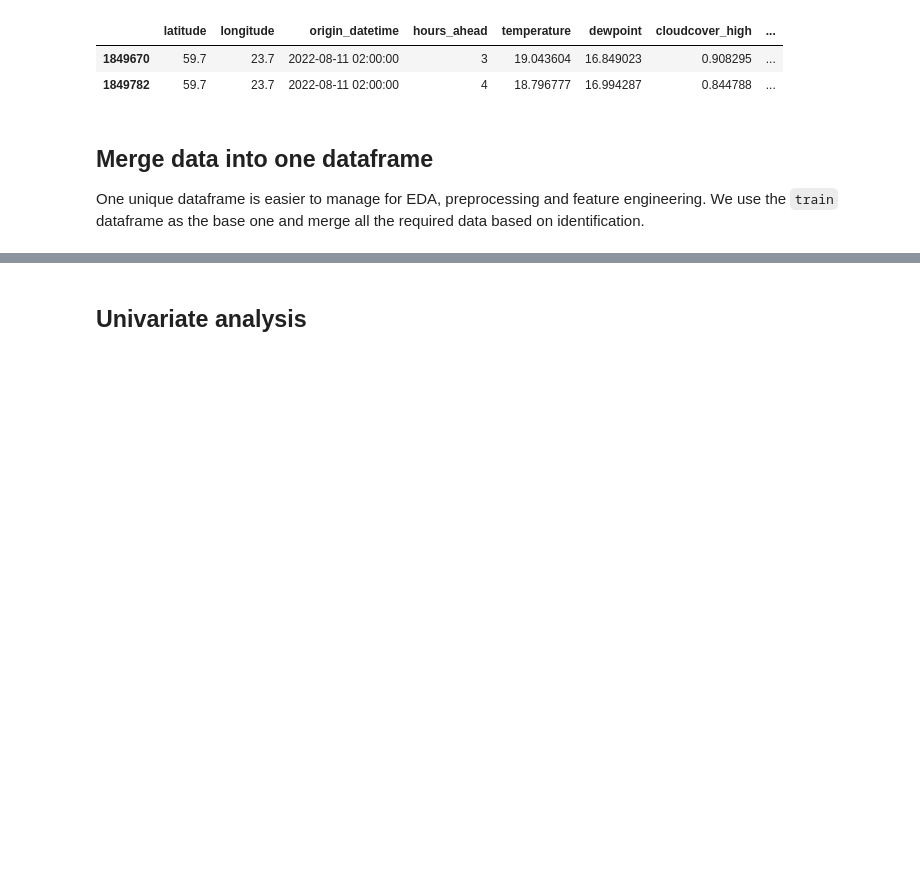
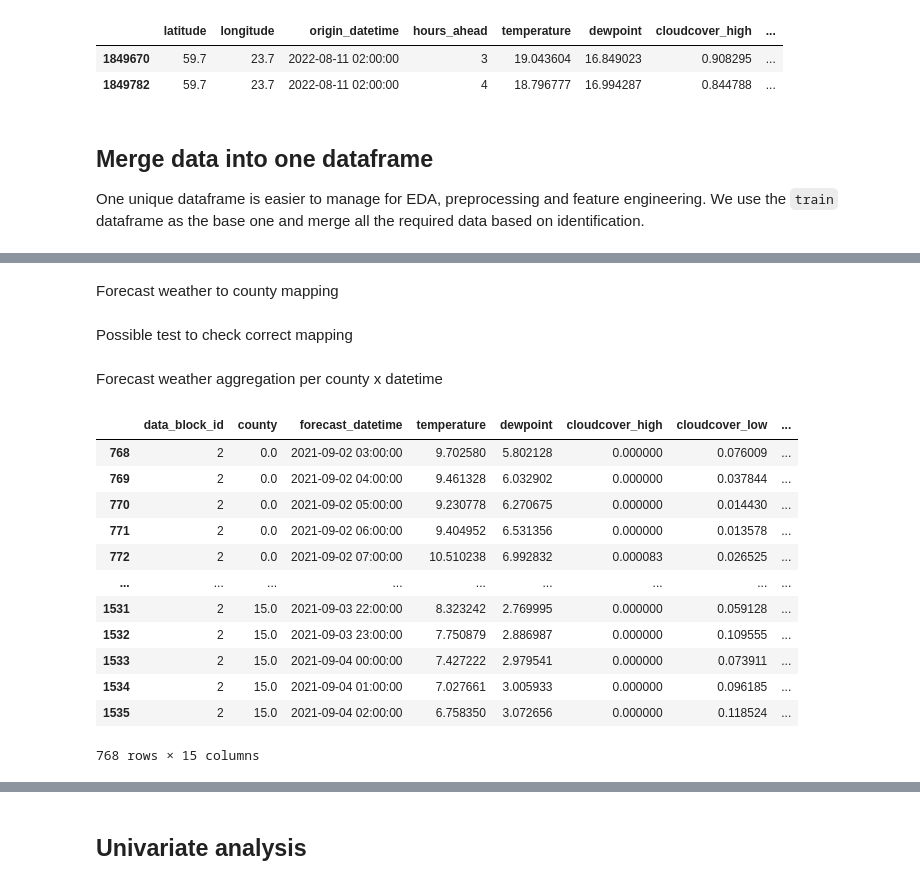
Before and after one commit to jerome-auguste/predict-energy-behavior-of-prosumers, a Jupyter notebook: exploratory_data_analysis.ipynb, the cells around one changed output, grey strips where cells are left out. Drawn from its saved outputs; the diff is of its cells as text; code cells hidden in the pictures; blank space fills up the shorter version.

```diff
--- a/exploratory_data_analysis.ipynb
+++ b/exploratory_data_analysis.ipynb
@@ -333,0 +313,16 @@ dtype: int64
+# %%
+weather_station_to_known_counties = data_dict[
+    "weather_station_to_county_mapping"
+].copy()
+weather_station_to_known_counties.dropna(inplace=True)
+weather_station_to_known_counties.drop(columns="county_name", inplace=True)
+weather_station_to_known_counties["county"].astype("int64")
+weather_station_to_known_counties[["latitude", "longitude"]] = (
+    weather_station_to_known_counties[["latitude", "longitude"]].round(2)
+)
+unknwon_county_mapping = weather_station_to_known_counties.copy()
+unknwon_county_mapping["county"] = 12
+weather_station_to_all_counties = pd.concat(
+    [weather_station_to_known_counties, unknwon_county_mapping], axis=0
+) # Unknwon county will be assigned to all stations
+# weather_station_to_all_counties
@@ -333,0 +353,2 @@ dtype: int64
+# %% [markdown]
+Forecast weather to county mapping
@@ -333,0 +364,2 @@ dtype: int64
+# %% [markdown]
+Possible test to check correct mapping
@@ -333,0 +371,23 @@ dtype: int64
+# %% [markdown]
+Forecast weather aggregation per county x datetime
+# %%
+forecast_weather_avg = (
+    forecast_weather_station.groupby(["data_block_id", "county", "forecast_datetime"])
+    .mean()
+    .reset_index()
+)
+forecast_weather_avg[forecast_weather_avg["data_block_id"] == 2]
+# %% [output]
+|  | data_block_id | county | forecast_datetime | temperature | dewpoint | cloudcover_high | cloudcover_low | ... |
+| 768 | 2 | 0.0 | 2021-09-02 03:00:00 | 9.702580 | 5.802128 | 0.000000 | 0.076009 | ... |
+| 769 | 2 | 0.0 | 2021-09-02 04:00:00 | 9.461328 | 6.032902 | 0.000000 | 0.037844 | ... |
+| 770 | 2 | 0.0 | 2021-09-02 05:00:00 | 9.230778 | 6.270675 | 0.000000 | 0.014430 | ... |
+| 771 | 2 | 0.0 | 2021-09-02 06:00:00 | 9.404952 | 6.531356 | 0.000000 | 0.013578 | ... |
+| 772 | 2 | 0.0 | 2021-09-02 07:00:00 | 10.510238 | 6.992832 | 0.000083 | 0.026525 | ... |
+| ... | ... | ... | ... | ... | ... | ... | ... | ... |
+| 1531 | 2 | 15.0 | 2021-09-03 22:00:00 | 8.323242 | 2.769995 | 0.000000 | 0.059128 | ... |
+| 1532 | 2 | 15.0 | 2021-09-03 23:00:00 | 7.750879 | 2.886987 | 0.000000 | 0.109555 | ... |
+| 1533 | 2 | 15.0 | 2021-09-04 00:00:00 | 7.427222 | 2.979541 | 0.000000 | 0.073911 | ... |
+| 1534 | 2 | 15.0 | 2021-09-04 01:00:00 | 7.027661 | 3.005933 | 0.000000 | 0.096185 | ... |
+| 1535 | 2 | 15.0 | 2021-09-04 02:00:00 | 6.758350 | 3.072656 | 0.000000 | 0.118524 | ... |
+768 rows × 15 columns
```
Also changed, not shown: parts of 30 cells of this notebook.
